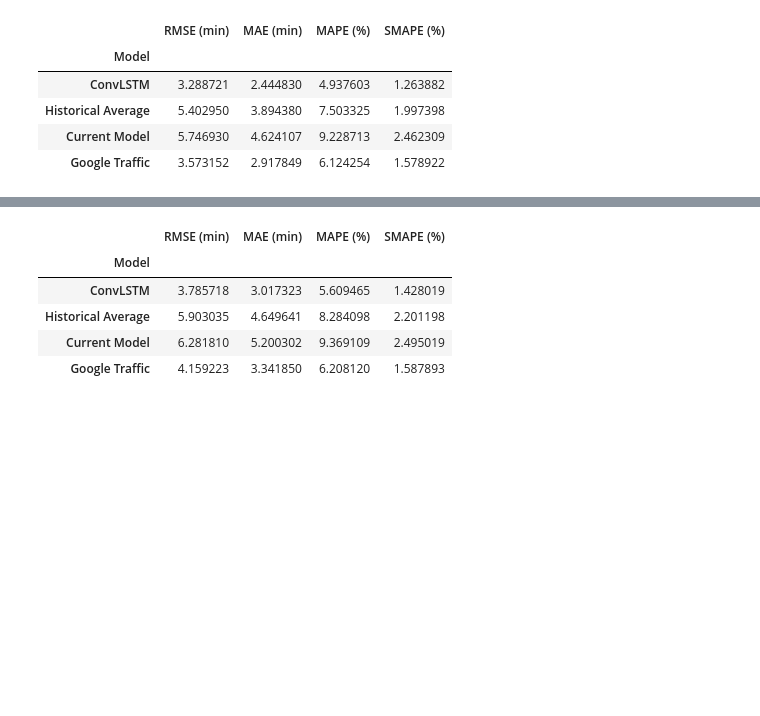
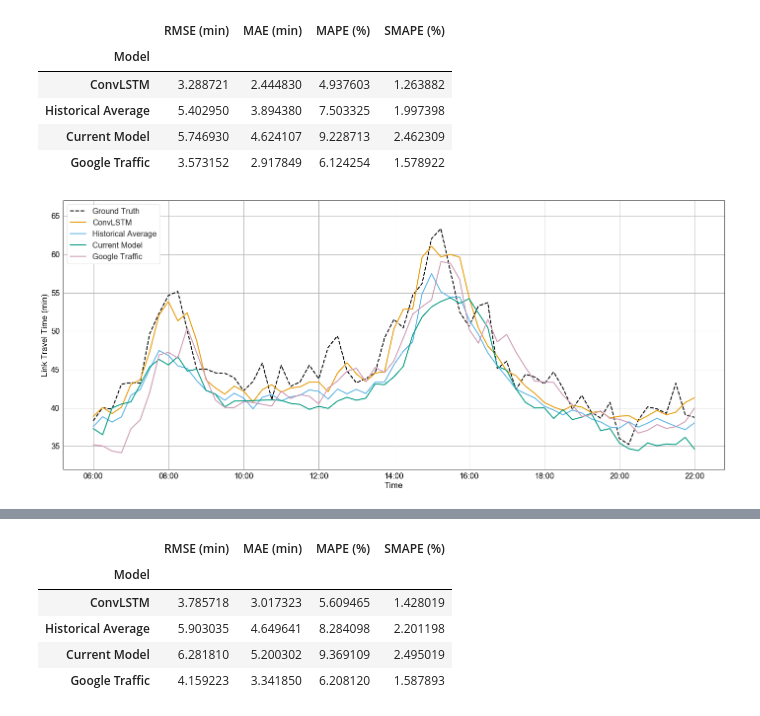
Before and after one commit to niklascp/bus-arrival-convlstm, a Jupyter notebook: jupyter/Comparison.ipynb, the cells around one changed output, grey strips where cells are left out. Drawn from its saved outputs; the diff is of its cells as text; code cells hidden in the pictures; blank space fills up the shorter version.

```diff
--- a/jupyter/Comparison.ipynb
+++ b/jupyter/Comparison.ipynb
@@ -154,3 +156,26 @@ comparison_matrix(comp_day)
 | Historical Average | 5.402950 | 3.894380 | 7.503325 | 1.997398 |
 | Current Model | 5.746930 | 4.624107 | 9.228713 | 2.462309 |
 | Google Traffic | 3.573152 | 2.917849 | 6.124254 | 1.578922 |
+# %%
+comp_day = comp_[comp_['Day'] == 'Friday']
+fig, ax = plt.subplots(figsize = (24, 10))
+a, = plt.plot(comp_day['Ground Truth'], label = 'Ground Truth', color = 'C0', linewidth = 2, linestyle = '--')
+b, = plt.plot(comp_day['ConvLSTM'], label = 'ConvLSTM', color = 'C1', linewidth = 2, linestyle = '-')
+b, = plt.plot(comp_day['Historical Average'], label = 'Historical Average', color = 'C2', linewidth = 2, linestyle = '-')
+c, = plt.plot(comp_day['Current Model'], label = 'Current Model', color = 'C3', linewidth = 2, linestyle = '-')
+d, = plt.plot(comp_day['Google Traffic'], label = 'Google Traffic', color = 'C7', linewidth = 2, linestyle = '-')
+ax.legend(loc='upper left', )
+
+
+dt_ix = pd.date_range(min(comp_day.index), max(comp_day.index) + pd.to_timedelta('00:15:00'), freq = '2H')
+ax.set_xticks(dt_ix[dt_ix.indexer_between_time('06:00', '22:00')])
+xfmt = md.DateFormatter('%H:%M')
+ax.xaxis.set_major_formatter(xfmt)
+ax.set_xlabel('Time')
+ax.set_ylabel('Link Travel Time (min)')
+ax.set_ylim(32, 67)
+
+plt.savefig('../paper/plots/comparison_day_2.pdf', bbox_inches='tight')
+plt.savefig('../paper/plots/comparison_day_2.png', bbox_inches='tight', dpi=300)
+# %% [output]
+[figure, added]
```
Also changed, not shown: parts of 14 cells of this notebook, 10 other files.
